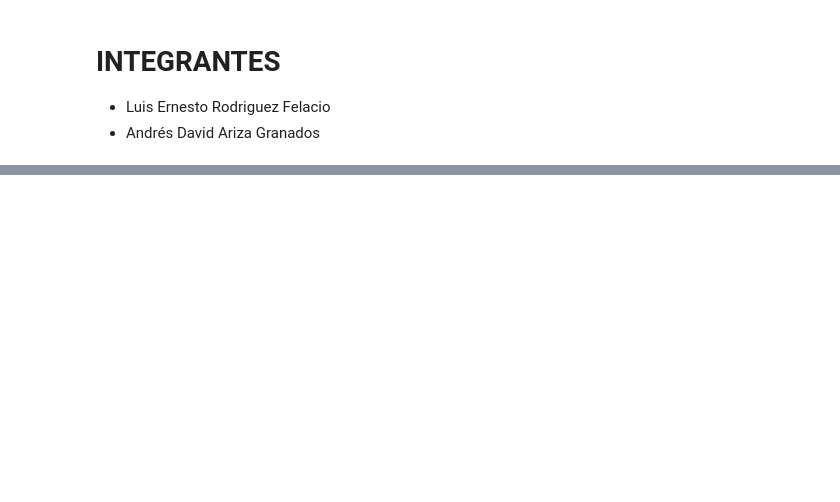
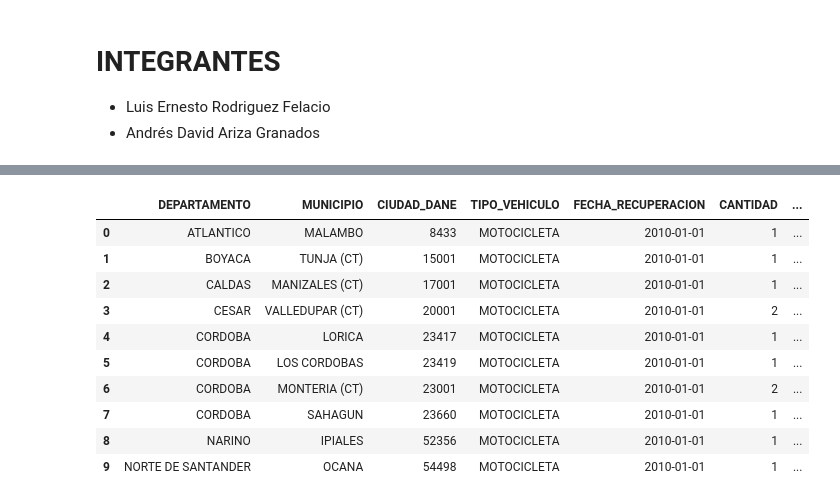
Before and after one commit to Luis-e-rf/Diplomado_Unir, a Jupyter notebook: Actividad2/Actividad 2_ Planteamiento de proyecto (parte 1).ipynb, the cells around one changed output, grey strips where cells are left out. Saved outputs shown, nothing was run; the diff lists cells and outputs as text; code cells hidden in the pictures; blank space fills up the shorter version.

```diff
--- a/Actividad2/Actividad 2_ Planteamiento de proyecto (parte 1).ipynb
+++ b/Actividad2/Actividad 2_ Planteamiento de proyecto (parte 1).ipynb
@@ -115,24 +93,0 @@ memory usage: 62.6+ KB
-# %%
-#Codificar las columnas con valores String
-
-# Crear un diccionario de mapeo
-map_genero = {'female': 1, 'male': 2}
-mapeo_etnia = {'group A': 1, 'group B': 2, 'group C': 3, 'group D': 4, 'group E': 5}
-mapeo_educacion_padres = {'some college': 1, "associate's degree": 2, 'high school': 3, 'some high school': 4, "bachelor's degree": 5, "master's degree": 6}
-mapeo_almuerzo = {'standard': 1, 'free/reduced': 2}
-mapeo_curso = {'none': 0, 'completed': 1}
-
-# Aplicar los mapeos a la columnas indicadas
-df['Cod_Genero'] = df['Genero'].map(map_genero)
-df['Cod_Etnia'] = df['Etnia'].map(mapeo_etnia)
-df['Cod_Educacion_Padres'] = df['Educacion Padres'].map(mapeo_educacion_padres)
-df['Cod_Almuerzo'] = df['Almuerzo'].map(mapeo_almuerzo)
-df['Cod_Preparacion_Examenes'] = df['Preparacion Examenes'].map(mapeo_curso)
-# %%
-# Organizar el DataFrame después de la codificación
-
-columnas_ordenadas = ['Genero','Cod_Genero','Etnia','Cod_Etnia','Educacion Padres','Cod_Educacion_Padres','Almuerzo','Cod_Almuerzo',
-                      'Preparacion Examenes','Cod_Preparacion_Examenes','Calif. Matematicas','Calif. Lectura','Calif. Escritura']
-df = df[columnas_ordenadas]
-
-df.sample(10)
@@ -150,0 +130,4 @@ df.sample(10)
+# %%
+#Realizamos el metodo para que todos los municipios queden en mayuscula
+
+df['MUNICIPIO'] = df['MUNICIPIO'].str.upper()
@@ -150,0 +194,20 @@ df.sample(10)
+# %%
+# Transofrmamos los valores de CIUDAD_DANE quitando los ultimos 3 digitos y con esto se soluciona el problema de que los municipios no correspondian a sus respectivos codigos de CIUDAD_DANE
+
+df['CIUDAD_DANE'] = df['CIUDAD_DANE'].astype(str).str.slice(stop=-3).astype(int)
+# %%
+# Comprobamos el ajuste anterior
+
+df.head(10)
+# %% [output]
+|  | DEPARTAMENTO | MUNICIPIO | CIUDAD_DANE | TIPO_VEHICULO | FECHA_RECUPERACION | CANTIDAD | ... |
+| 0 | ATLANTICO | MALAMBO | 8433 | MOTOCICLETA | 2010-01-01 | 1 | ... |
+| 1 | BOYACA | TUNJA (CT) | 15001 | MOTOCICLETA | 2010-01-01 | 1 | ... |
+| 2 | CALDAS | MANIZALES (CT) | 17001 | MOTOCICLETA | 2010-01-01 | 1 | ... |
+| 3 | CESAR | VALLEDUPAR (CT) | 20001 | MOTOCICLETA | 2010-01-01 | 2 | ... |
+| 4 | CORDOBA | LORICA | 23417 | MOTOCICLETA | 2010-01-01 | 1 | ... |
+| 5 | CORDOBA | LOS CORDOBAS | 23419 | MOTOCICLETA | 2010-01-01 | 1 | ... |
+| 6 | CORDOBA | MONTERIA (CT) | 23001 | MOTOCICLETA | 2010-01-01 | 2 | ... |
+| 7 | CORDOBA | SAHAGUN | 23660 | MOTOCICLETA | 2010-01-01 | 1 | ... |
+| 8 | NARINO | IPIALES | 52356 | MOTOCICLETA | 2010-01-01 | 1 | ... |
+| 9 | NORTE DE SANTANDER | OCANA | 54498 | MOTOCICLETA | 2010-01-01 | 1 | ... |
```
Also changed, not shown: parts of 27 cells of this notebook.
